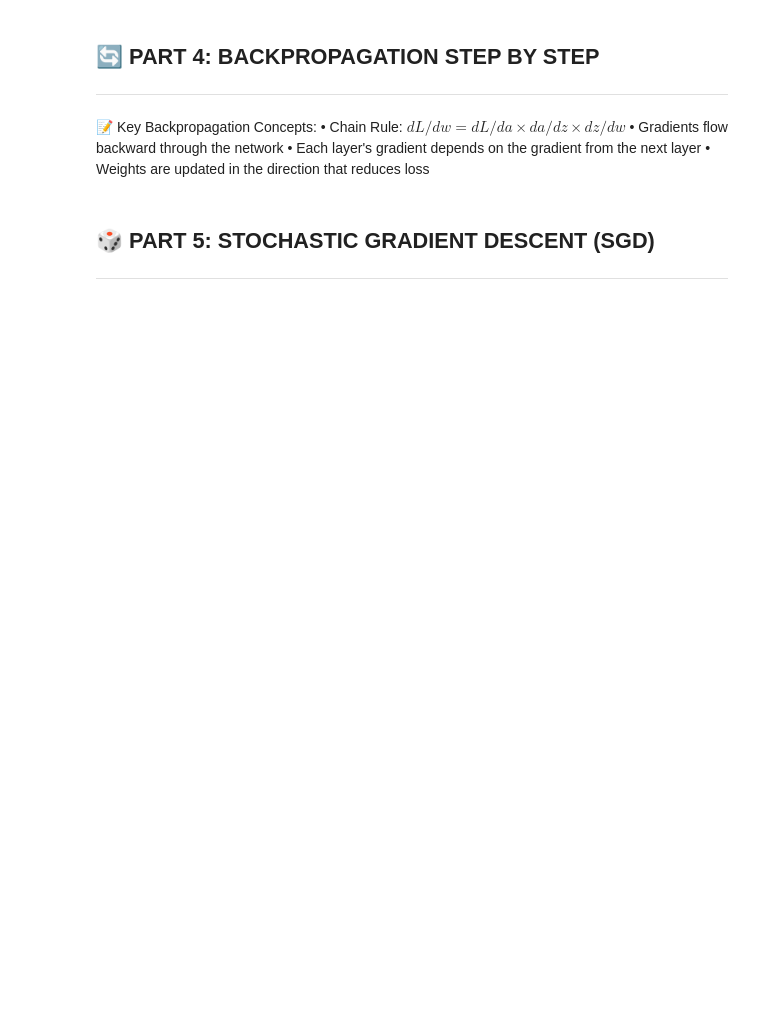
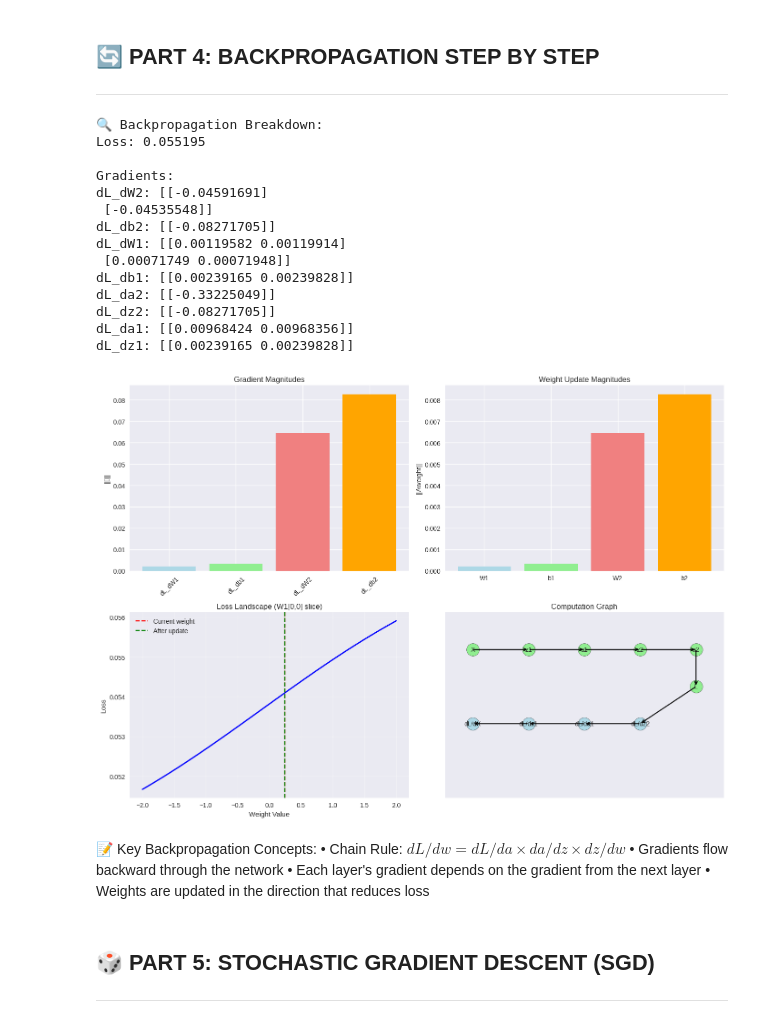
Before and after one commit to snowch-notes/deep-learning, a Jupyter notebook: sgd_and_backprop.ipynb, the cells around one changed output. Drawn from its saved outputs; the diff is of its cells as text; code cells hidden in the pictures; blank space fills up the shorter version.

```diff
--- a/sgd_and_backprop.ipynb
+++ b/sgd_and_backprop.ipynb
@@ -353,7 +386,11 @@ ax1.tick_params(axis='x', rotation=45)
 
 # Weight updates visualization
 weight_names = ['W1', 'b1', 'W2', 'b2']
-weight_changes = [np.linalg.norm(0.1 * bp_nn.gradients[f'dL_{name}']) for name in weight_names]
+gradient_keys = ['dL_dW1', 'dL_db1', 'dL_dW2', 'dL_db2']
+weight_changes = [np.linalg.norm(0.1 * bp_nn.gradients[key]) for key in gradient_keys]
+
+# weight_names = ['W1', 'b1', 'W2', 'b2']
+# weight_changes = [np.linalg.norm(0.1 * bp_nn.gradients[f'dL_{name}']) for name in weight_names]
 
 ax2.bar(weight_names, weight_changes, color=['lightblue', 'lightgreen', 'lightcoral', 'orange'])
 ax2.set_title('Weight Update Magnitudes')
@@ -386,33 +423,49 @@ ax3.grid(True, alpha=0.3)
 ax4.set_xlim(0, 10)
 ax4.set_ylim(0, 10)
 
 # Nodes
 nodes = [
     (1, 8, 'X'), (3, 8, 'z1'), (5, 8, 'a1'), (7, 8, 'z2'), (9, 8, 'a2'),
     (9, 6, 'L'), (7, 4, 'dL/dz2'), (5, 4, 'dL/da1'), (3, 4, 'dL/dz1'), (1, 4, 'dL/dX')
 ]
 
 for x, y, label in nodes:
     color = 'lightblue' if 'dL' in label else 'lightgreen'
     ax4.scatter(x, y, s=400, c=color, edgecolors='black')
     ax4.text(x, y, label, fontsize=10, ha='center', va='center')
 
 # Arrows
 arrows = [
     ((1, 8), (3, 8)), ((3, 8), (5, 8)), ((5, 8), (7, 8)), ((7, 8), (9, 8)),
     ((9, 8), (9, 6)), ((9, 6), (7, 4)), ((7, 4), (5, 4)), ((5, 4), (3, 4)), ((3, 4), (1, 4))
 ]
 
 for start, end in arrows:
     ax4.annotate('', xy=end, xytext=start,
                 arrowprops=dict(arrowstyle='->', lw=1.5, color='black'))
 
 ax4.set_title('Computation Graph')
 ax4.set_xticks([])
 ax4.set_yticks([])
 
 plt.tight_layout()
 plt.show()
+# %% [output]
+🔍 Backpropagation Breakdown:
+Loss: 0.055195
+
+Gradients:
+dL_dW2: [[-0.04591691]
+ [-0.04535548]]
+dL_db2: [[-0.08271705]]
+dL_dW1: [[0.00119582 0.00119914]
+ [0.00071749 0.00071948]]
+dL_db1: [[0.00239165 0.00239828]]
+dL_da2: [[-0.33225049]]
+dL_dz2: [[-0.08271705]]
+dL_da1: [[0.00968424 0.00968356]]
+dL_dz1: [[0.00239165 0.00239828]]
+[figure, added]
 # %% [markdown]
 📝 Key Backpropagation Concepts:
 • Chain Rule: $dL/dw = dL/da × da/dz × dz/dw$
```
Also changed, not shown: parts of 9 cells of this notebook.
